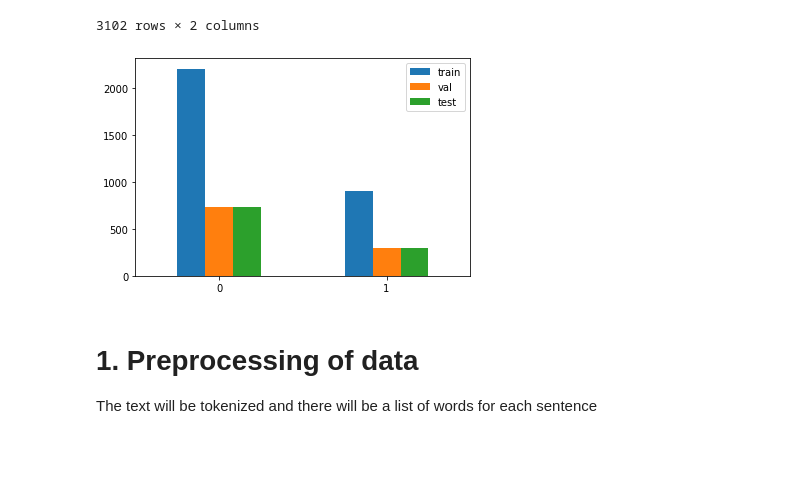
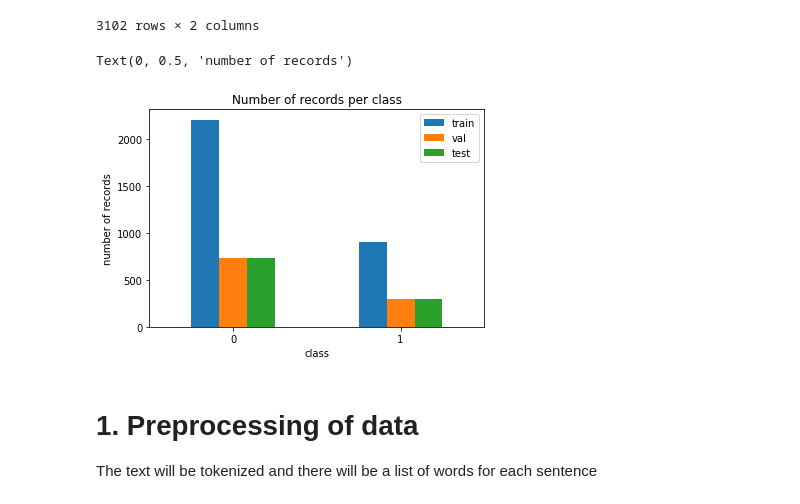
Before and after one commit to fezilemahlangu/Natural-Language-Processing-Project, a Jupyter notebook: NLP_project.ipynb, the cells around one changed output. Saved outputs shown, nothing was run; the diff lists cells and outputs as text; code cells hidden in the pictures; blank space fills up the shorter version.

```diff
--- a/NLP_project.ipynb
+++ b/NLP_project.ipynb
@@ -76,15 +77,18 @@ display(train_df)
 # %%
 
 train = [train_df[train_df.label==0].count()[0],train_df[train_df.label==1].count()[0]]
 test = [test_df[test_df.label==0].count()[0],test_df[test_df.label==1].count()[0]]
 val = [val_df[val_df.label==0].count()[0],val_df[val_df.label==1].count()[0]]
 
 index = ['0', '1']
 df = pd.DataFrame({'train': train,
                    'val': val, 'test':test}, index=index)
-ax = df.plot.bar(rot=0)
+ax = df.plot.bar(rot=0,title="Number of records per class")
+ax.set_xlabel("class")
+ax.set_ylabel("number of records")
 # %% [output]
+Text(0, 0.5, 'number of records')
-[figure, old version]
+[figure, new version]
 # %% [markdown]
 # 1. Preprocessing of data
 
```
Also changed, not shown: parts of 42 cells of this notebook.
